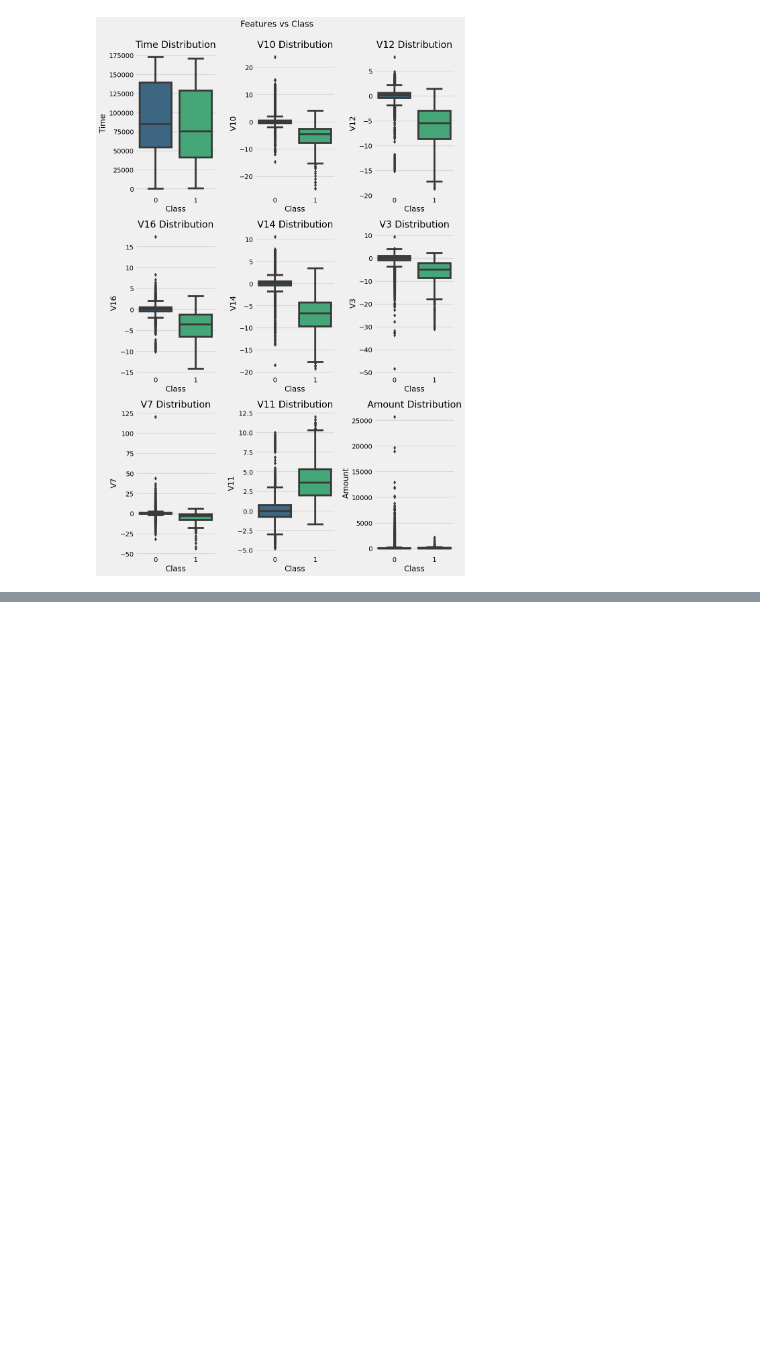
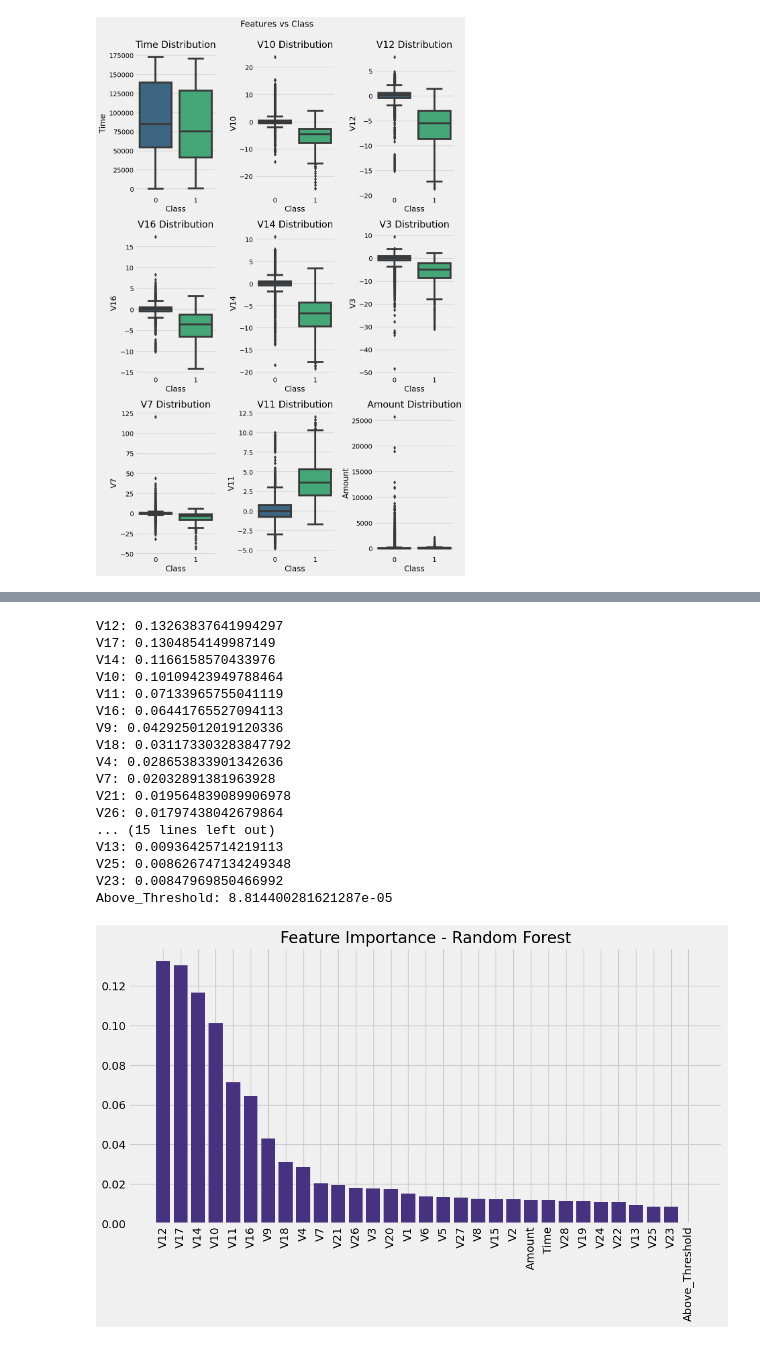
Before and after one commit to Data-606-Kiran/Capstone_Project, a Jupyter notebook: Credit_Card_Fraud_Detection.ipynb, the cells around one changed output, grey strips where cells are left out. Saved outputs shown, nothing was run; the diff lists cells and outputs as text; code cells hidden in the pictures; blank space fills up the shorter version.

```diff
--- a/Credit_Card_Fraud_Detection.ipynb
+++ b/Credit_Card_Fraud_Detection.ipynb
@@ -399,0 +556,14 @@ plt.show()
+# %%
+X = data[['Time', 'V1', 'V2', 'V3', 'V4', 'V5', 'V6', 'V7', 'V8', 'V9', 'V10', 'V11',
+               'V12', 'V13', 'V14', 'V15', 'V16', 'V17', 'V18', 'V19', 'V20', 'V21',
+               'V22', 'V23', 'V24', 'V25', 'V26', 'V27', 'V28', 'Amount' ]].to_numpy()    # Features
+y = data['Class'].to_numpy()          # Target
+# %%
+# Breaking the data into train and test subsets
+from sklearn.model_selection import train_test_split
+X_train, X_test, y_train, y_test = train_test_split(X, y, test_size=0.25, random_state=3)
+# %%
+# Constructing a random forest classifier
+from sklearn.ensemble import RandomForestClassifier
+rf_clf = RandomForestClassifier(n_estimators=3000, max_depth=6, max_leaf_nodes=8, random_state=3)
+rf_clf.fit(X_train, y_train)
@@ -399,0 +573,66 @@ plt.show()
+# %%
+# Split the dataset into features (X) and the target variable (y)
+X = data.drop('Class', axis=1)  # Features
+y = data['Class']  # Target
+
+# Create a Random Forest classifier
+rf_classifier = RandomForestClassifier(n_estimators=100, random_state=42)
+
+# Fit the classifier on your data
+rf_classifier.fit(X, y)
+
+# Get feature importances
+feature_importances = rf_classifier.feature_importances_
+
+# Sort the features by importance
+sorted_indices = feature_importances.argsort()[::-1]
+
+# Print feature importance scores
+for i, feature_index in enumerate(sorted_indices):
+    print(f"{X.columns[feature_index]}: {feature_importances[feature_index]}")
+
+# Plot feature importance scores
+plt.figure(figsize=(12, 6))
+plt.title("Feature Importance - Random Forest")
+plt.bar(range(X.shape[1]), feature_importances[sorted_indices])
+plt.xticks(range(X.shape[1]), [X.columns[i] for i in sorted_indices], rotation=90)
+plt.show()
+
+# Calculating the feature importance
+feature_importance = rf_clf.feature_importances_
+feature_importance = 100.0 * (feature_importance / np.sum(feature_importance))
+
+# Displaying the relative feature importance by a horizontal bar chart
+sorted_idx = np.argsort(feature_importance)
+pos = np.arange(sorted_idx.shape[0]) + 0.5
+plt.figure(figsize=(7, 7))
+
+plt.title("Feature Importance")
+plt.xlabel('Relative Importance')
+plt.barh(pos, feature_importance[sorted_idx], color='crimson', align="center")
+
+# Modify this line to display feature names excluding the first two and the last columns
+# Modify this line to display all feature names
+plt.yticks(pos, data.columns)
+
+
+plt.show()
+# %% [output]
+V12: 0.13263837641994297
+V17: 0.1304854149987149
+V14: 0.1166158570433976
+V10: 0.10109423949788464
+V11: 0.07133965755041119
+V16: 0.06441765527094113
+V9: 0.042925012019120336
+V18: 0.031173303283847792
+V4: 0.028653833901342636
+V7: 0.02032891381963928
+V21: 0.019564839089906978
+V26: 0.01797438042679864
+... (15 lines left out)
+V13: 0.00936425714219113
+V25: 0.008626747134249348
+V23: 0.00847969850466992
+Above_Threshold: 8.814400281621287e-05
+[figure, added]
```
Also changed, not shown: parts of 36 cells of this notebook.
